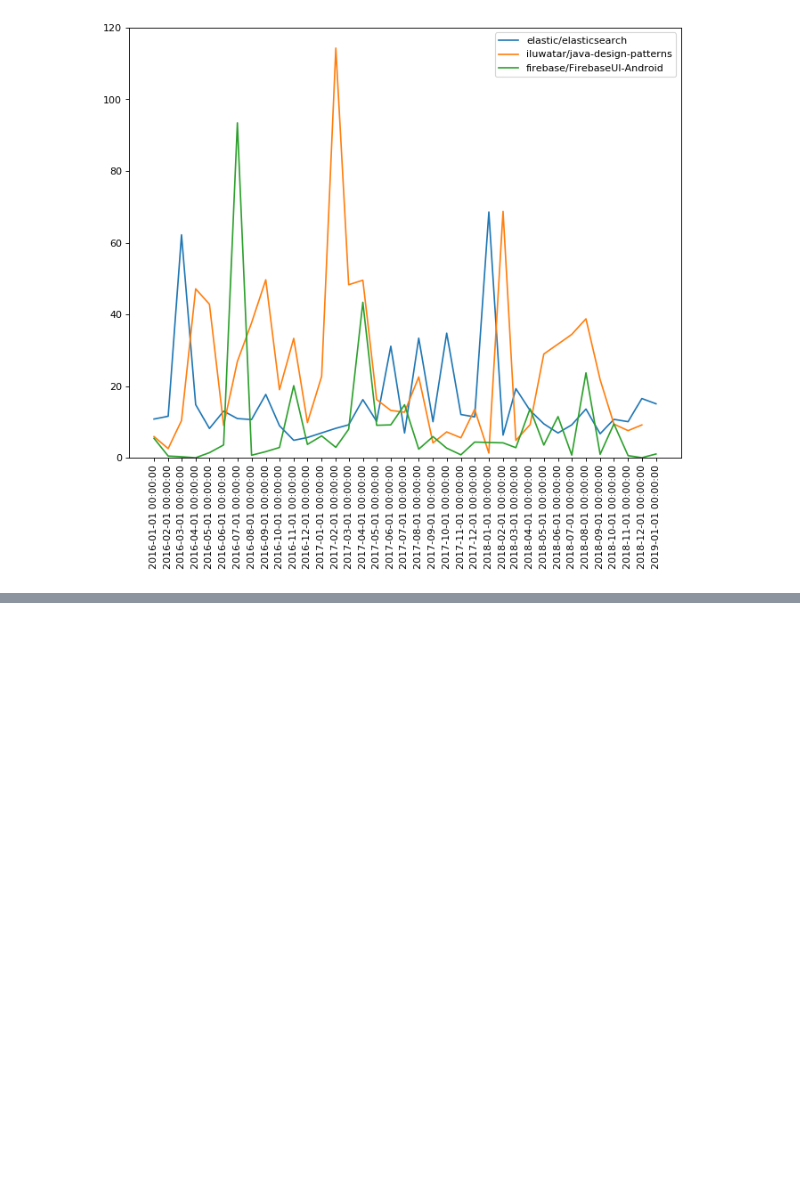
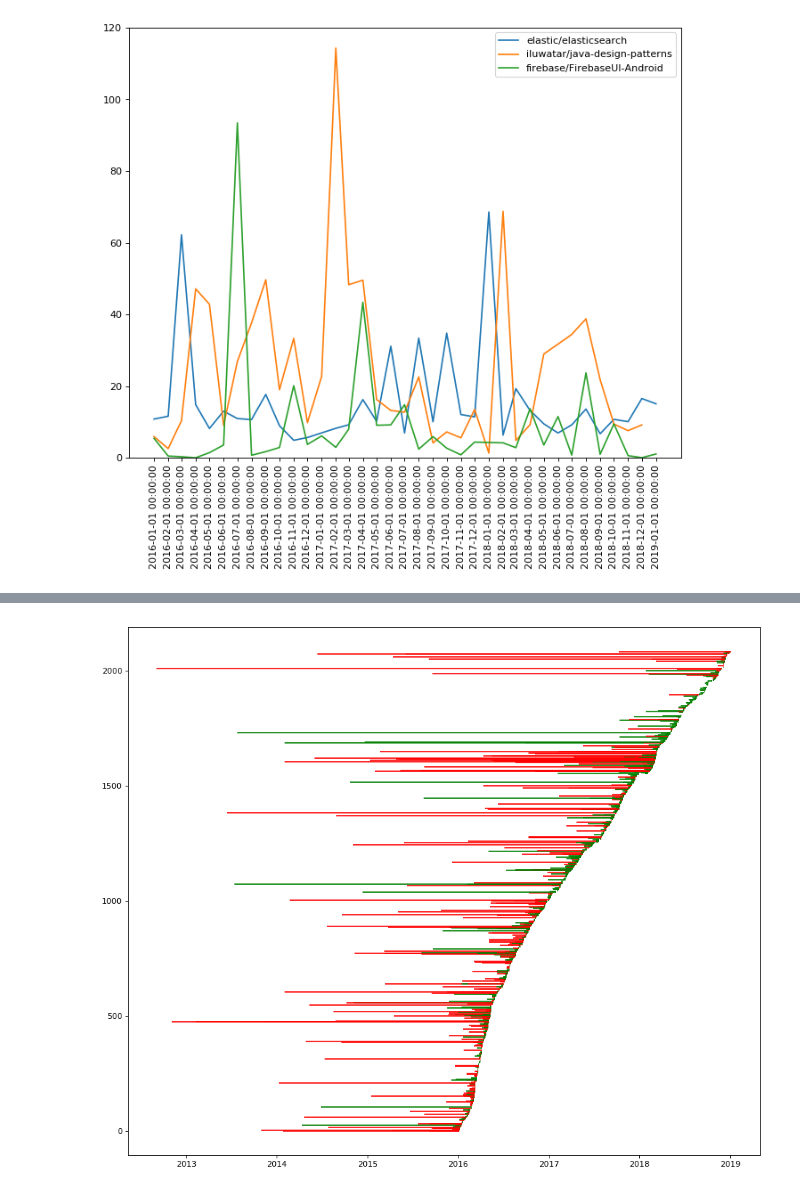
Before and after one commit to castor-software/oss-graph-metrics, a Jupyter notebook: data_analysis/notebook/pr_lifespan.ipynb, the cells around one changed output, grey strips where cells are left out. Drawn from its saved outputs; the diff is of its cells as text; code cells hidden in the pictures; blank space fills up the shorter version.

```diff
--- a/data_analysis/notebook/pr_lifespan.ipynb
+++ b/data_analysis/notebook/pr_lifespan.ipynb
@@ -44,0 +48,5 @@ plot_pr_lifespan('elastic/elasticsearch', 'iluwatar/java-design-patterns', 'fire
+# %%
+pr_jenkins = pd.read_csv('./data/pr/jenkinsci_jenkins.csv', parse_dates=['created_at', 'closed_at', 'merged_at']).dropna(subset=['created_at', 'closed_at'])
+pr_jenkins = pr_jenkins.sort_values(by=['closed_at']).reset_index(drop=True)
+
+pr_jenkins.head()
@@ -44,0 +60,12 @@ plot_pr_lifespan('elastic/elasticsearch', 'iluwatar/java-design-patterns', 'fire
+# %%
+fig, ax = plt.subplots(figsize=(14, 12), dpi=80)
+
+for i, row in pr_jenkins.iterrows():
+    color = 'r'
+    if row['merged']:
+        color = 'g'
+    ax.hlines(i, xmin=row['created_at'], xmax=row['closed_at'], color=color)
+
+plt.show()
+# %% [output]
+[figure, added]
```
Also changed, not shown: parts of 9 cells of this notebook, 10 other files.
